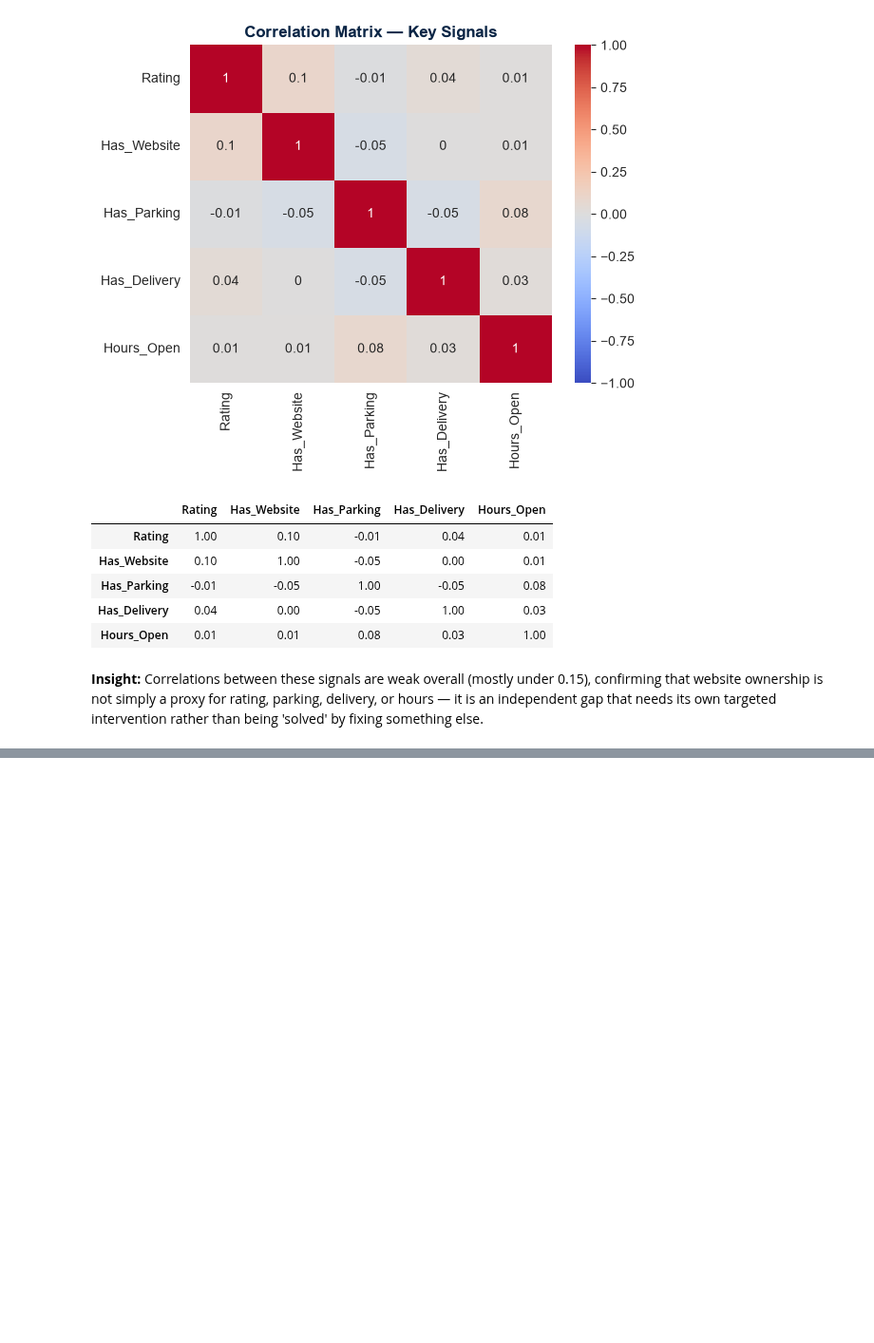
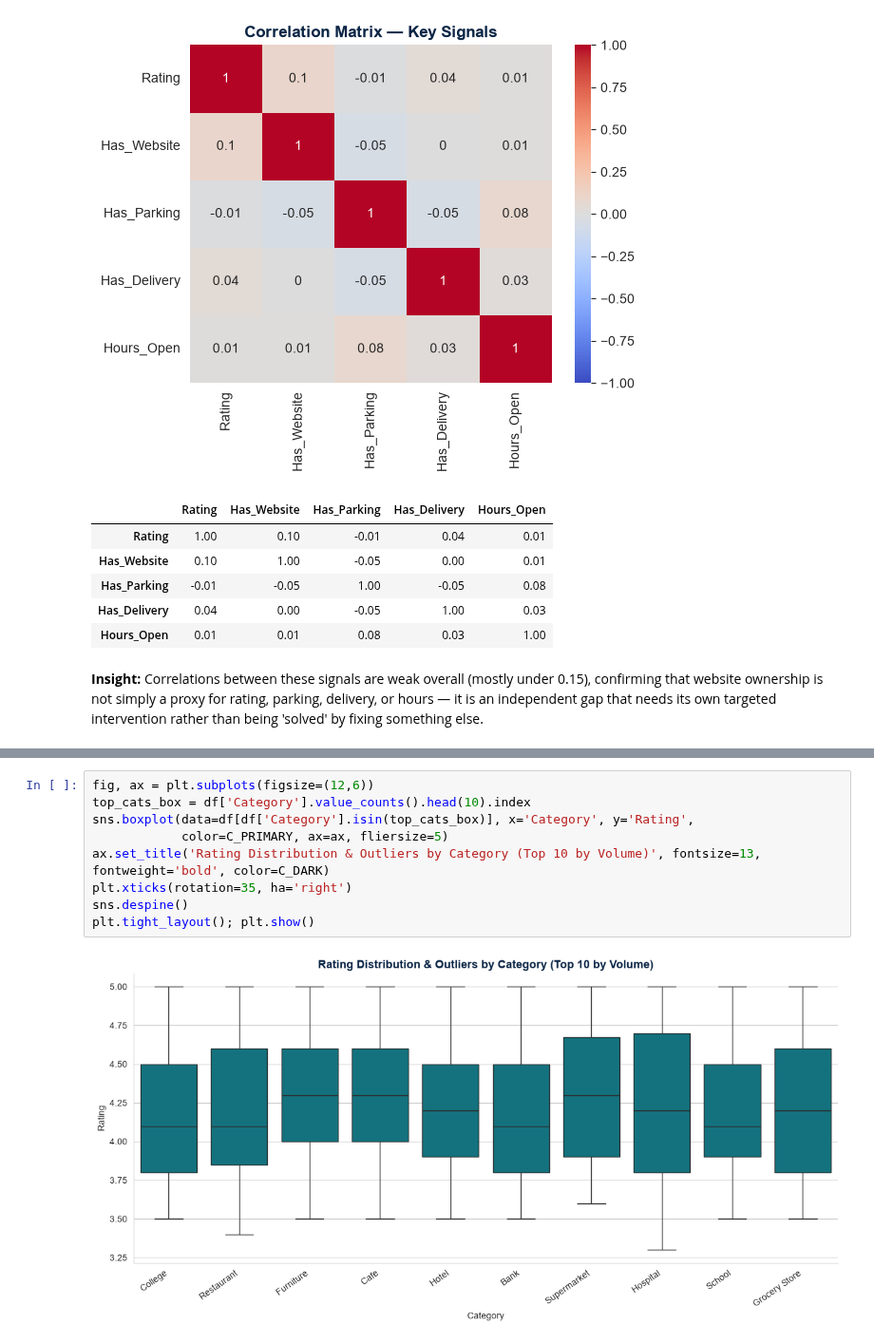
Before and after one commit to bhavya-aggarwal011/Jharkhand_Business_Analysis, a Jupyter notebook: notebooks/Jharkhand_Business_Analysis.ipynb, the cells around one changed output, grey strips where cells are left out. Shown at 95% size. Drawn from its saved outputs; the diff is of its cells as text; blank space fills up the shorter version.

```diff
--- a/notebooks/Jharkhand_Business_Analysis.ipynb
+++ b/notebooks/Jharkhand_Business_Analysis.ipynb
@@ -826,0 +851,11 @@ corr_matrix
+# %%
+fig, ax = plt.subplots(figsize=(12,6))
+top_cats_box = df['Category'].value_counts().head(10).index
+sns.boxplot(data=df[df['Category'].isin(top_cats_box)], x='Category', y='Rating',
+            color=C_PRIMARY, ax=ax, fliersize=5)
+ax.set_title('Rating Distribution & Outliers by Category (Top 10 by Volume)', fontsize=13, fontweight='bold', color=C_DARK)
+plt.xticks(rotation=35, ha='right')
+sns.despine()
+plt.tight_layout(); plt.show()
+# %% [output]
+[figure, added]
```
Also changed, not shown: parts of 89 cells of this notebook, 8 other files.
